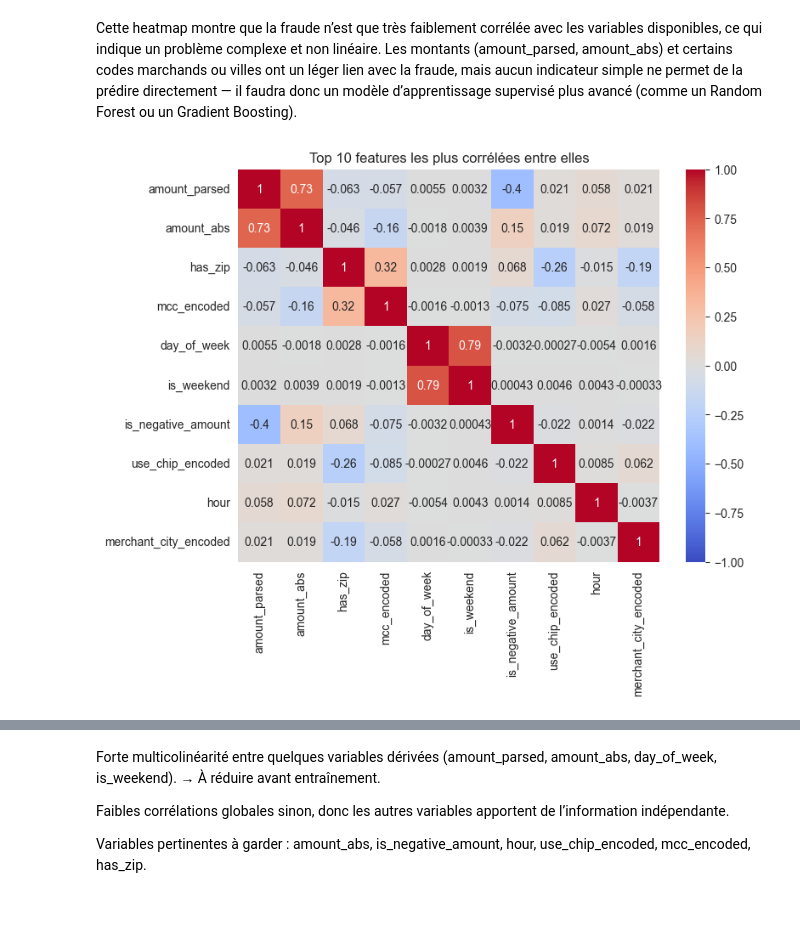
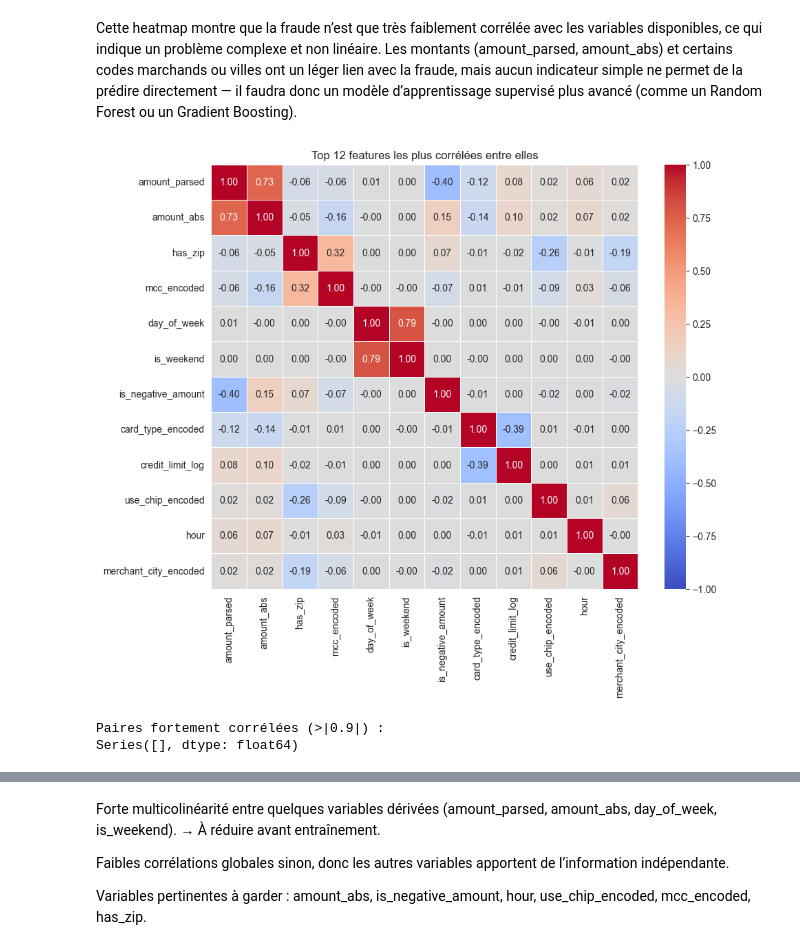
Before and after one commit to Tailroil/hackaton_finance_team2, a Jupyter notebook: notebooks/preprocessing.ipynb, the cells around one changed output, grey strips where cells are left out. Drawn from its saved outputs; the diff is of its cells as text; code cells hidden in the pictures; blank space fills up the shorter version.

Commit message:
Ajout de l'utilisation des autres données

```diff
--- a/notebooks/preprocessing.ipynb
+++ b/notebooks/preprocessing.ipynb
@@ -73,0 +101,15 @@ Taux de fraude : 0.15%
+# %%
+# Convertir les clés communes en string pour éviter les conflits
+tx['card_id'] = tx['card_id'].astype(str)
+tx['client_id'] = tx['client_id'].astype(str)
+cards['card_id'] = cards['card_id'].astype(str)
+users['client_id'] = users['client_id'].astype(str)
+
+# Fusion
+tx = tx.merge(cards, on='card_id', how='left', suffixes=('', '_card'))
+tx = tx.merge(users, on='client_id', how='left', suffixes=('', '_user'))
+
+# Ajouter la description du MCC
+tx['mcc_description'] = tx['mcc'].map(mcc_map)
+
+print(f"✅ Données fusionnées : {tx.shape}")
@@ -237,12 +323,16 @@ feature_cols = [
     'hour', 'day_of_week', 'day_of_month', 'month', 'is_weekend', 'is_night',
     # Montants
     'amount_parsed', 'amount_abs', 'is_negative_amount',
-    # Catégorielles encodées
+    # Côté commerçant
     'mcc_encoded', 'merchant_id_encoded', 'use_chip_encoded',
     'merchant_city_encoded', 'merchant_state_encoded',
-    # Autres
-    'has_zip', 'has_error'
+    # Nouvelles features
+    'has_zip', 'has_error', 'card_type_encoded', 'credit_limit_log',
+    'user_age', 'user_country_encoded', 'card_age_days'
 ]
+
+missing_features = [c for c in ['user_age', 'user_country_encoded', 'card_age_days'] if c not in tx.columns]
+print("Colonnes manquantes :", missing_features)
 
 # Vérifier quelles features existent
 available_features = [col for col in feature_cols if col in tx.columns]
@@ -436,21 +526,28 @@ Passing `palette` without assigning `hue` is deprecated and will be removed in v
 Cette heatmap montre que la fraude n’est que très faiblement corrélée avec les variables disponibles, ce qui indique un problème complexe et non linéaire. Les montants (amount_parsed, amount_abs) et certains codes marchands ou villes ont un léger lien avec la fraude, mais aucun indicateur simple ne permet de la prédire directement — il faudra donc un modèle d’apprentissage supervisé plus avancé (comme un Random Forest ou un Gradient Boosting).
 # %%
 corr = tx_processed[feature_cols].corr()
-# Moyenne des corrélations par variable
+
+# Moyenne absolue des corrélations
 mean_corr = corr.abs().mean().sort_values(ascending=False)
-top_features = mean_corr.head(10).index
+top_features = mean_corr.head(12).index  # élargir un peu la sélection
 
-plt.figure(figsize=(8,6))
-sns.heatmap(tx_processed[top_features].corr(), annot=True, cmap='coolwarm', vmin=-1, vmax=1)
-plt.title('Top 10 features les plus corrélées entre elles')
+plt.figure(figsize=(10,8))
+sns.heatmap(
+    tx_processed[top_features].corr(),
+    annot=True, cmap='coolwarm', vmin=-1, vmax=1, fmt=".2f", linewidths=0.5
+)
+plt.title('Top 12 features les plus corrélées entre elles')
 plt.show()
 # %% [output]
-[figure, old version]
+[figure, new version]
 # %%
-# Drop des features trop corrélées
-high_corr_features = ['amount_abs', 'is_weekend']  # exemple
-tx_processed = tx_processed.drop(columns=high_corr_features)
-feature_cols = [col for col in feature_cols if col not in high_corr_features]
+# Identifier les paires trop corrélées (|corr| > 0.9)
+high_corr_pairs = corr[(abs(corr) > 0.9) & (abs(corr) < 1)]
+print("Paires fortement corrélées (>|0.9|) :")
+print(high_corr_pairs.stack().sort_values(ascending=False))
+# %% [output]
+Paires fortement corrélées (>|0.9|) :
+Series([], dtype: float64)
 # %%
 corr = tx_processed[feature_cols].corr()
 
```
Also changed, not shown: parts of 13 cells of this notebook, 4 other files.
